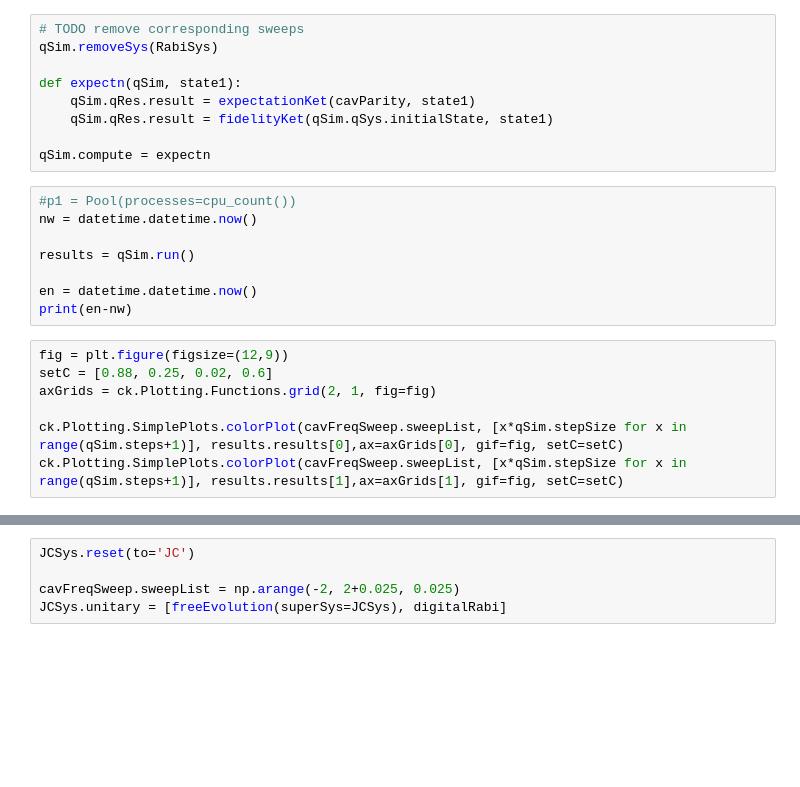
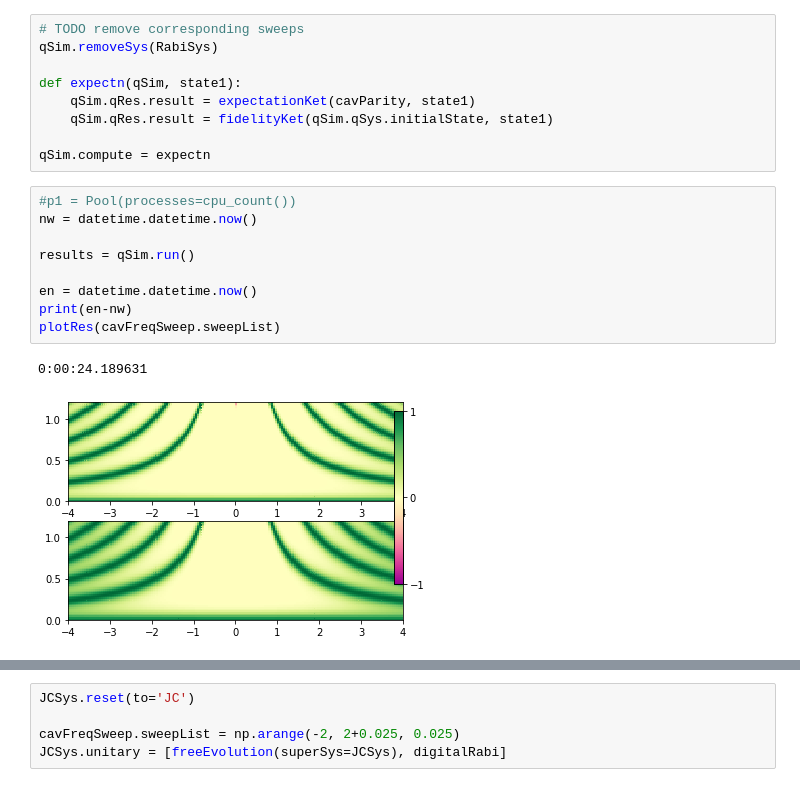
Before and after one commit to CirQuS-UTS/QuanGuru, a Jupyter notebook: Demos/NewObjectDemo.ipynb, the cells around one changed output, grey strips where cells are left out. Saved outputs shown, nothing was run; the diff lists cells and outputs as text; blank space fills up the shorter version.

```diff
--- a/Demos/NewObjectDemo.ipynb
+++ b/Demos/NewObjectDemo.ipynb
@@ -111,18 +115,15 @@ qSim.compute = expectn
 # %%
 #p1 = Pool(processes=cpu_count())
 nw = datetime.datetime.now()
 
 results = qSim.run()
 
 en = datetime.datetime.now()
 print(en-nw)
+plotRes(cavFreqSweep.sweepList)
+# %% [output]
+0:00:24.189631
+[figure, added]
-# %%
-fig = plt.figure(figsize=(12,9))
-setC = [0.88, 0.25, 0.02, 0.6]
-axGrids = ck.Plotting.Functions.grid(2, 1, fig=fig)
-
-ck.Plotting.SimplePlots.colorPlot(cavFreqSweep.sweepList, [x*qSim.stepSize for x in range(qSim.steps+1)], results.results[0],ax=axGrids[0], gif=fig, setC=setC)
-ck.Plotting.SimplePlots.colorPlot(cavFreqSweep.sweepList, [x*qSim.stepSize for x in range(qSim.steps+1)], results.results[1],ax=axGrids[1], gif=fig, setC=setC)
 # %%
 JCSys.reset(to='JC')
 
```
Also changed, not shown: parts of 8 cells of this notebook, 2 other files.
